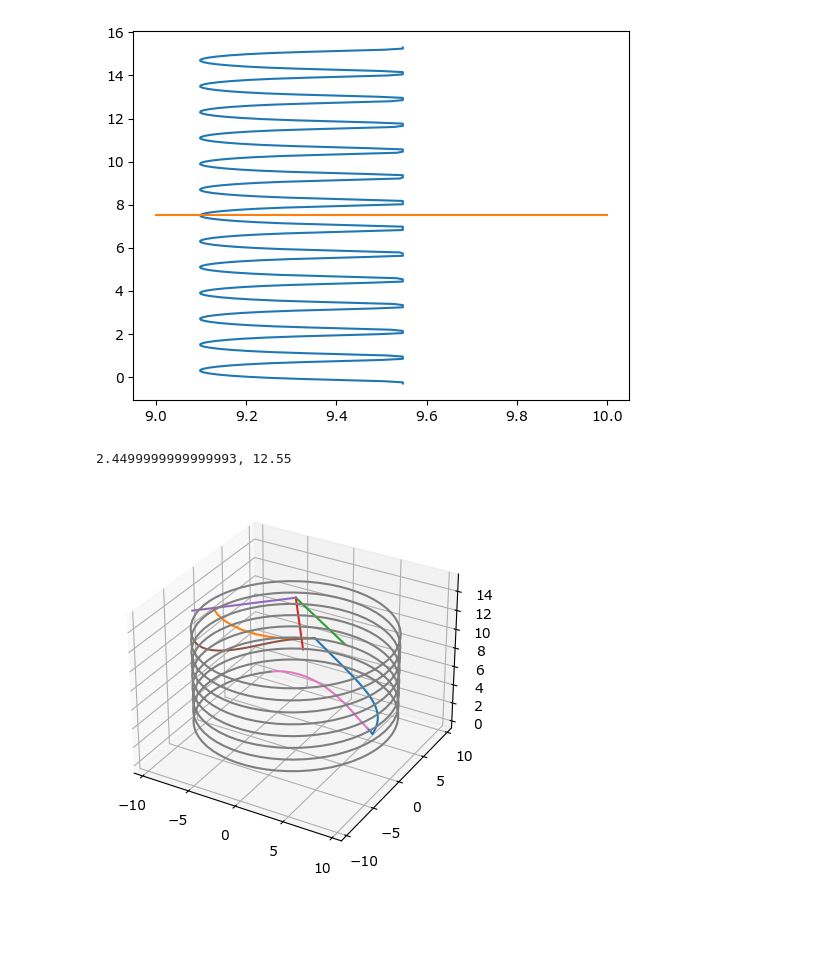
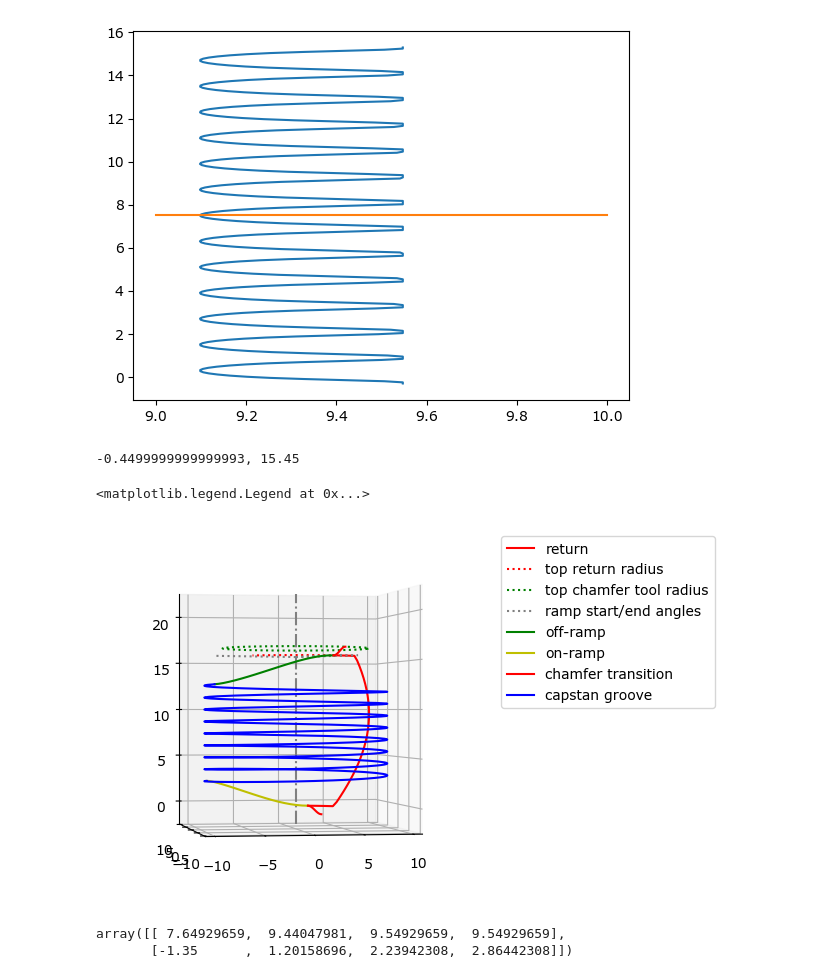
Before and after one commit to RichardPotthoff/myrepo, a Jupyter notebook: turtle_capstan.ipynb, the cells around one changed output. Drawn from its saved outputs; the diff is of its cells as text; code cells hidden in the pictures; blank space fills up the shorter version.

Commit message:
modified toolpath for groove

```diff
--- a/turtle_capstan.ipynb
+++ b/turtle_capstan.ipynb
@@ -362,43 +362,57 @@ def helixpath(phi,z0,r,dzdphi):
    p=r*np.exp(1j*(phi))
    z=z0+dzdphi*(phi)
    return np.array([p.real,p.imag,z])
 
-phi0=-(pi/4-pi/16)
-phi1=-(pi/4+pi/16)
-phi2=-(pi/4+pi/2)
+phi0=-(pi/4+pi/ns)
+phi1=-(pi/4+pi/16+pi/ns)
+phi2=-(pi/4+pi/16+pi/ns+pi/2)
 phi=np.linspace(-phi1,phi1,40)
 zt=15
 zb=0
 z0=zb+(zt-zb)/2
 r_circ=60/(2*pi)
 EW=1
 d_wire=0.9
 r_wire=d_wire/2
 pitch=1.2
 x,y,z=helixpath(phi=phi,z0=z0,r=r_circ-EW-d_wire,dzdphi=-(zt-zb)/(pi/2))
-ax.plot3D(x,y,np.max([np.min([z,np.zeros_like(z)+(zt+r_wire)],axis=0),np.zeros_like(z)+zb-r_wire],axis=0))
+ax.plot3D(x,y,np.max([np.min([z,np.zeros_like(z)+(zt+r_wire)],axis=0),np.zeros_like(z)+zb-r_wire],axis=0),'r-',label='return')
 
 phi=np.linspace(-0.28*pi,-pi/4-pi/2,10)
-ax.plot3D(*helixpath(phi=phi,z0=zt+r_wire,r=r_circ-EW-d_wire,dzdphi=0))
+ax.plot3D(*helixpath(phi=phi,z0=zt+r_wire,r=r_circ-EW-d_wire,dzdphi=0),'r:',label='top return radius')
+phi=np.linspace(0,2*pi,101)
+ax.plot3D(*helixpath(phi=phi,z0=zt+r_wire+2*r_wire,r=r_circ-EW-d_wire,dzdphi=0),'g:',label='top chamfer tool radius')
+
 #alpha blend transitions phi0->phi1, and phi1->phi2
 
 for phi in (phi0,phi1,phi2):
     p=r_circ*np.exp(1j*phi)
-    ax.plot3D([0,p.real],[0,p.imag],[zt+r_wire,zt+r_wire])# mark phi0,phi1,phi2
+    ax.plot3D([0,p.real],[0,p.imag],[zt+r_wire,zt+r_wire],':',c='gray')# mark phi0,phi1,phi2
+ax.plot3D(0,0,0,':',color='gray',label='ramp start/end angles')
+ax.plot3D((0,0),(0,0),(-2,22),'-.',c='gray' )
+#ax.legend(('top return radius','ramp start/end angles'))
 phi=np.linspace(phi0,phi1,20)
-f0=lambda phi:helixpath(phi=phi,z0=z0,r=r_circ-EW-d_wire,dzdphi=-(zt-zb)/(pi/2))
+f0=lambda phi:helixpath(phi=phi,z0=zt+r_wire+2*r_wire,r=r_circ-EW-d_wire,dzdphi=0)
 f1=lambda phi:helixpath(phi=phi,z0=zt+r_wire,r=r_circ-EW-d_wire,dzdphi=0)
 f2=lambda phi:helixpath(phi=phi,z0=zt-r_wire-2-pitch/(2*pi)*phi2,r=r_circ,dzdphi=pitch/(2*pi))
 phi=np.linspace(phi1,phi2,20)
 x,y,z=alphaBlend(x=phi,xstart=phi1,xend=phi2,f0=f1,f1=f2)
-ax.plot3D(x,y,z)
-ax.plot3D(x,-y,-(z-z0)+z0)
+ax.plot3D(x,y,z,'g-',label='off-ramp')
+ax.plot3D(x,-y,-(z-z0)+z0,'y-',label='on-ramp')
+pitch=(z[-1]-(-(z-z0)+z0)[-1])/(9*(2*pi)+2*phi2)*2*pi
+phi=np.linspace(phi0,phi1,20)
+x,y,z=alphaBlend(x=phi,xstart=phi0,xend=phi1,f0=f0,f1=f1)
+ax.plot3D(x,y,z,'r-',label='chamfer transition')
+ax.plot3D(x,-y,-(z-z0)+z0,'r-')
+
 phi=np.linspace(phi2,-9*(2*pi)-phi2,500)
-pitch=(z[-1]-(-(z-z0)+z0)[-1])/(9*(2*pi)+2*phi2)*2*pi
-ax.plot3D(*helixpath(phi=phi,z0=zt-r_wire-2-pitch/(2*pi)*phi2,r=r_circ,dzdphi=pitch/(2*pi)))
+ax.plot3D(*helixpath(phi=phi,z0=zt-r_wire-2-pitch/(2*pi)*phi2,r=r_circ,dzdphi=pitch/(2*pi)),'b-',label='capstan groove')
 limits = np.array([getattr(ax, f'get_{axis}lim')() for axis in 'xyz'])
 ax.set_box_aspect(np.ptp(limits, axis = 1))
 print(f'{(-(z-z0)+z0)[-1]}, {z[-1]}')
+ax.view_init(elev=0, azim=-100 , roll=0)
+ax.legend(loc='upper left',bbox_to_anchor=((1.05,0,1,1)))
 # %% [output]
-2.4499999999999993, 12.55
+-0.4499999999999993, 15.45
+<matplotlib.legend.Legend at 0x...>
-[figure, old version]
+[figure, new version]
@@ -404,0 +484,5 @@ print(f'{(-(z-z0)+z0)[-1]}, {z[-1]}')
+# %%
+groove_path([0,pi/2,2*pi,3*pi])
+# %% [output]
+array([[ 7.64929659,  9.44047981,  9.54929659,  9.54929659],
+       [-1.35      ,  1.20158696,  2.23942308,  2.86442308]])
```
Also changed, not shown: parts of 6 cells of this notebook.
